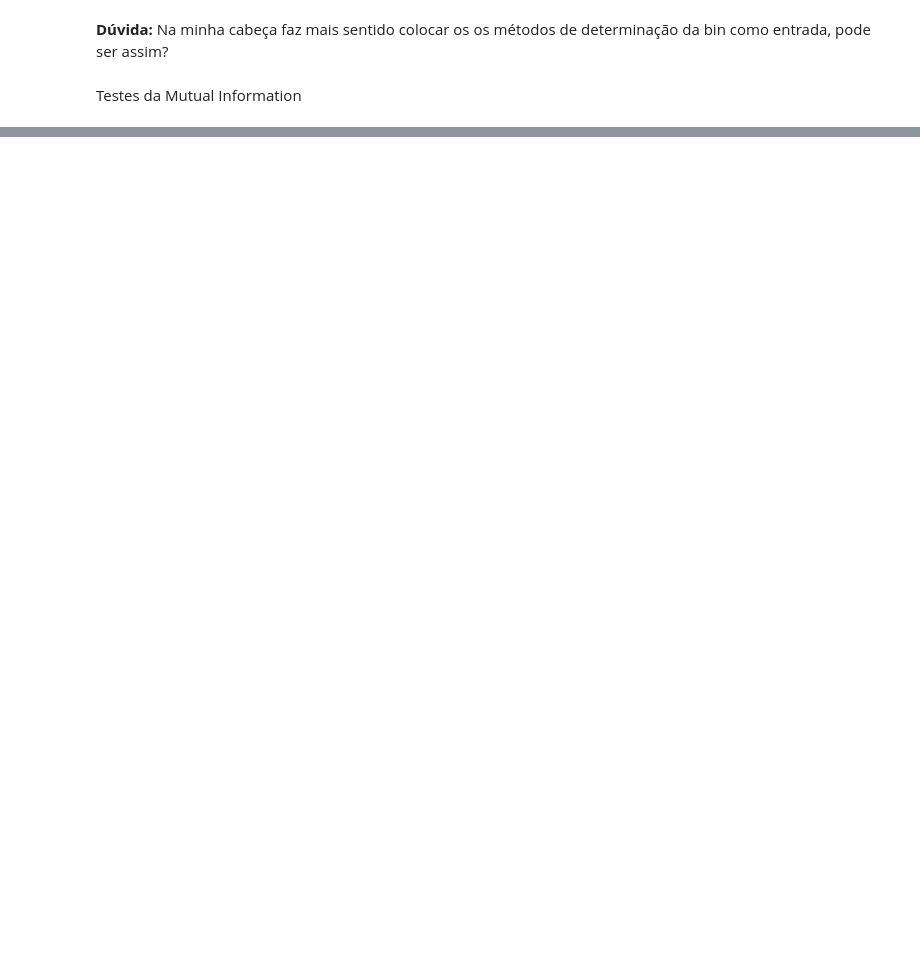
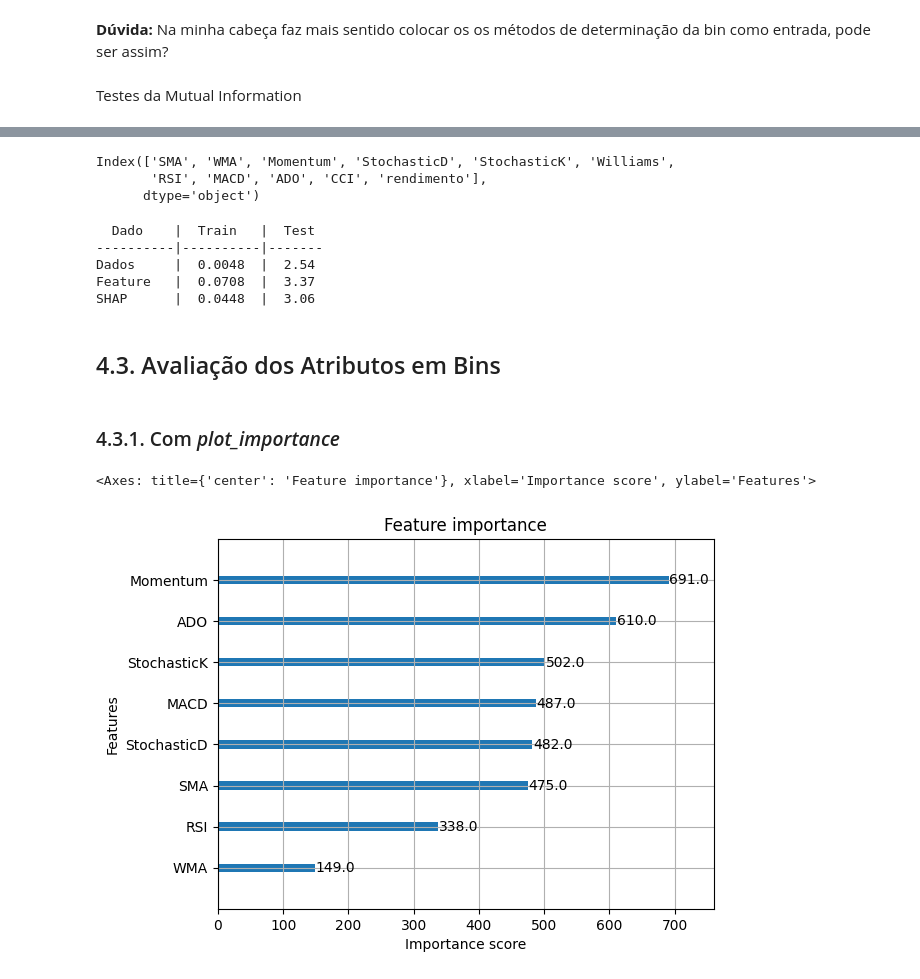
Before and after one commit to c-mmonteiro/t1-algo-feature, a Jupyter notebook: Trabaho1_MI.ipynb, the cells around one changed output, grey strips where cells are left out. Saved outputs shown, nothing was run; the diff lists cells and outputs as text; code cells hidden in the pictures; blank space fills up the shorter version.

```diff
--- a/Trabaho1_MI.ipynb
+++ b/Trabaho1_MI.ipynb
@@ -398,0 +483,35 @@ print(f'LightGBM Teste MSE: {mse:.3f}')
+# %%
+dados.columns
+# %% [output]
+Index(['SMA', 'WMA', 'Momentum', 'StochasticD', 'StochasticK', 'Williams',
+       'RSI', 'MACD', 'ADO', 'CCI', 'rendimento'],
+      dtype='object')
+# %%
+col_feature = ['SMA', 'Momentum', 'ADO']
+col_shap = ['ADO', 'StochasticK', 'CCI']
+
+print(f'  Dado    |  Train   |  Test ')
+print(f'----------|----------|-------')
+evaluate_model_xgBoost(dados[dados.columns[:-1]], dados[y_col], 'Dados')
+evaluate_model_xgBoost(dados[col_feature], dados[y_col], 'Feature')
+evaluate_model_xgBoost(dados[col_shap], dados[y_col], 'SHAP')
+# %% [output]
+  Dado    |  Train   |  Test
+----------|----------|-------
+Dados     |  0.0048  |  2.54
+Feature   |  0.0708  |  3.37
+SHAP      |  0.0448  |  3.06
+# %% [markdown]
+## 4.3. Avaliação dos Atributos em Bins
+# %% [markdown]
+### 4.3.1. Com *plot_importance*
+# %%
+X_train, X_test, y_train, y_test = train_test_split(dados_bins[dados_bins.columns[:-1]], dados[y_col], test_size=0.2, random_state=42)
+
+model = XGBRegressor()
+model.fit(X_train, y_train)
+
+xgboost.plot_importance(model)
+# %% [output]
+<Axes: title={'center': 'Feature importance'}, xlabel='Importance score', ylabel='Features'>
+[figure, added]
```
Also changed, not shown: parts of 70 cells of this notebook.
